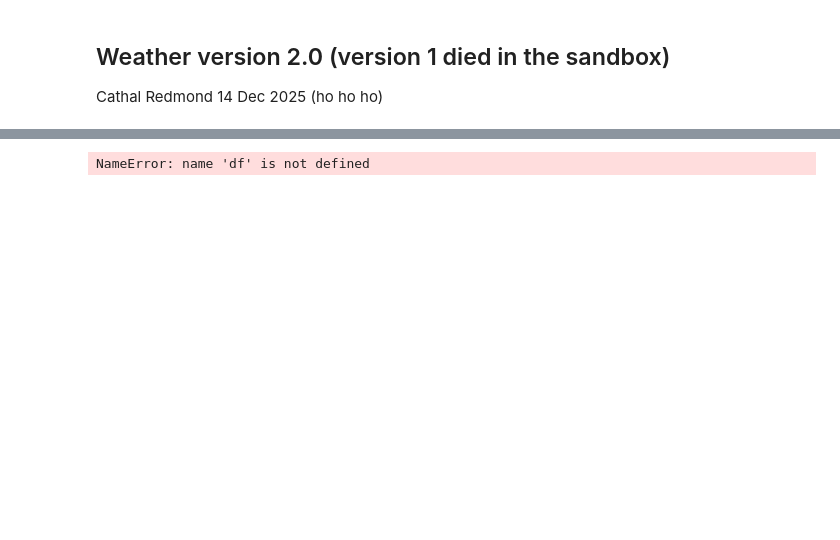
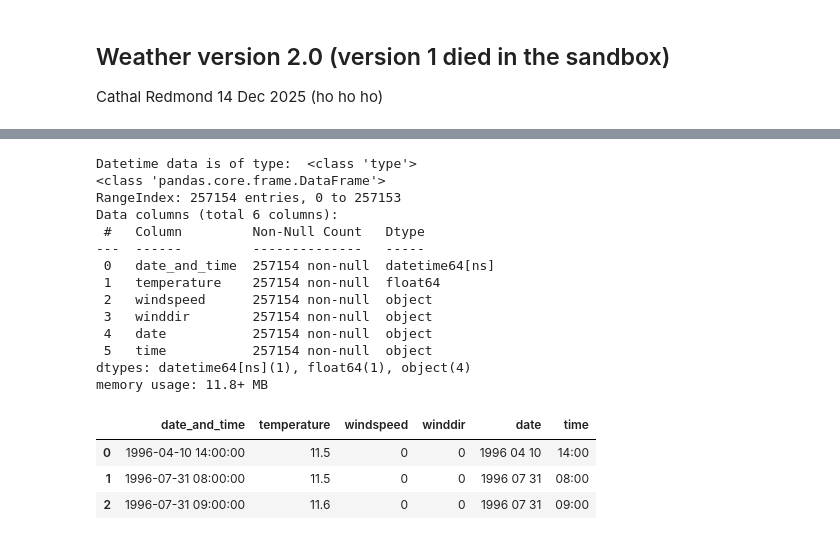
Before and after one commit to cathalred88/PFDA, a Jupyter notebook: assignments/assignment06_Weather.ipynb, the cells around one changed output, grey strips where cells are left out. Cells and saved outputs as stored; diff of their text form; code cells hidden in the pictures; blank space fills up the shorter version.

```diff
--- a/assignments/assignment06_Weather.ipynb
+++ b/assignments/assignment06_Weather.ipynb
@@ -42,13 +46,34 @@ memory usage: 7.8+ MB
 | 1 | 31-jul-1996 08:00 | 11.5 | 0 | 0 |
 | 2 | 31-jul-1996 09:00 | 11.6 | 0 | 0 |
 # %%
-# Create a plot showing the temperature data over time
+# format the data into desired types
+df['date_and_time'] = pd.to_datetime(df['date_and_time'],format='mixed')
+df['date'] = df['date_and_time'].dt.strftime('%Y %m %d')
+df['time'] = df['date_and_time'].dt.strftime('%H:%M')
 
-temp_data = df[temperature]
-datetime = df['date and time']
-print(type(datetime))
+print("Datetime data is of type: ",type(datetime))
 
-#plt.plot(temp_data,datetime)
-#plt.show
+# display information / details about the dataframe
+df.info()
+
+# Show some of the data to check its form
+df.head(3)
 # %% [output]
-NameError: name 'df' is not defined
+Datetime data is of type:  <class 'type'>
+<class 'pandas.core.frame.DataFrame'>
+RangeIndex: 257154 entries, 0 to 257153
+Data columns (total 6 columns):
+ #   Column         Non-Null Count   Dtype
+---  ------         --------------   -----
+ 0   date_and_time  257154 non-null  datetime64[ns]
+ 1   temperature    257154 non-null  float64
+ 2   windspeed      257154 non-null  object
+ 3   winddir        257154 non-null  object
+ 4   date           257154 non-null  object
+ 5   time           257154 non-null  object
+dtypes: datetime64[ns](1), float64(1), object(4)
+memory usage: 11.8+ MB
+|  | date_and_time | temperature | windspeed | winddir | date | time |
+| 0 | 1996-04-10 14:00:00 | 11.5 | 0 | 0 | 1996 04 10 | 14:00 |
+| 1 | 1996-07-31 08:00:00 | 11.5 | 0 | 0 | 1996 07 31 | 08:00 |
+| 2 | 1996-07-31 09:00:00 | 11.6 | 0 | 0 | 1996 07 31 | 09:00 |
```
Also changed, not shown: parts of 5 cells of this notebook.
